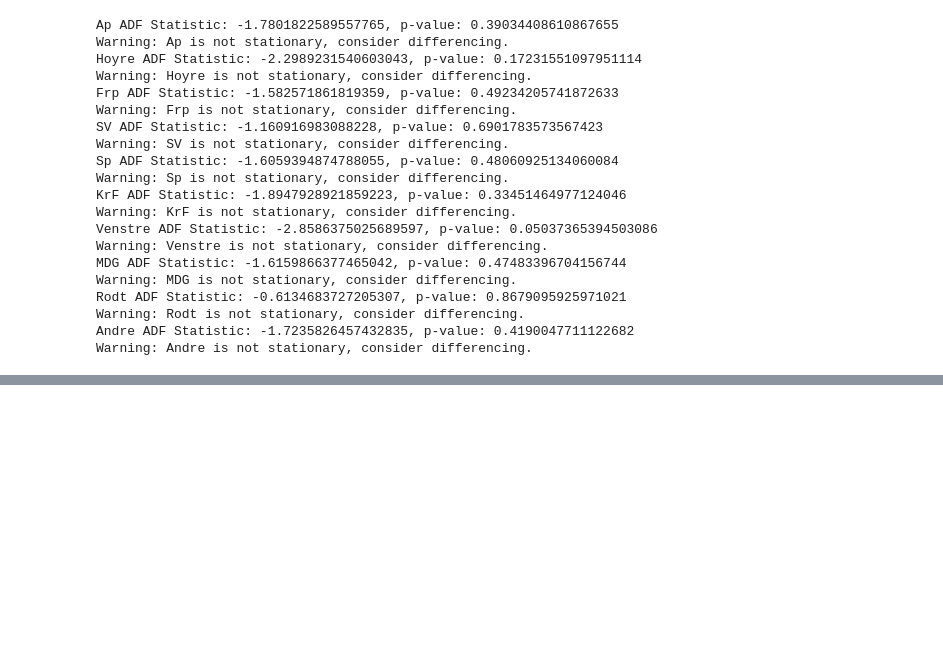
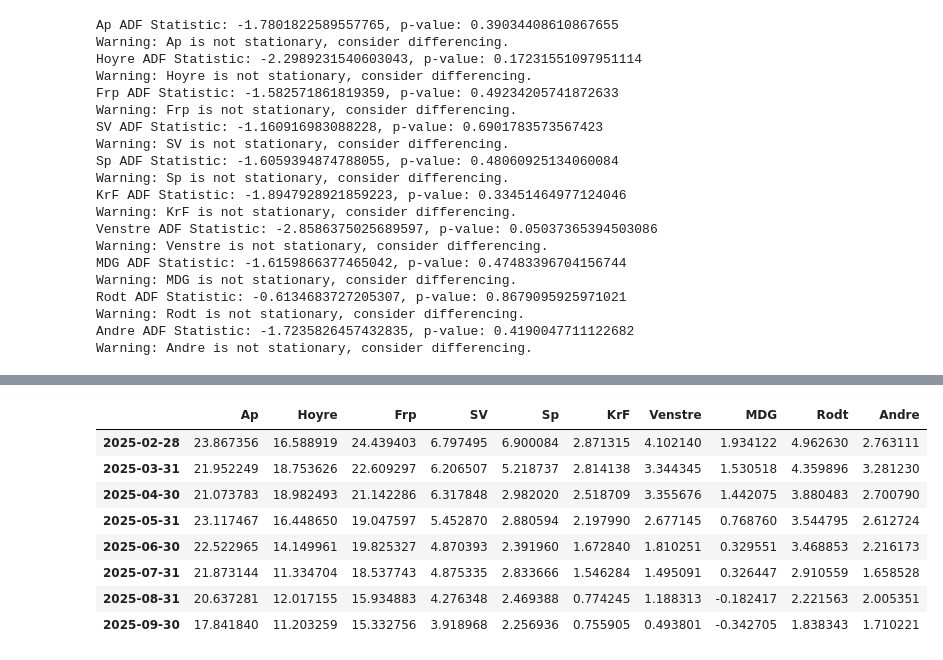
Before and after one commit to jensmorten/onesixtynine, a Jupyter notebook: models/simple_var_interval.ipynb, the cells around one changed output, grey strips where cells are left out. Saved outputs shown, nothing was run; the diff lists cells and outputs as text; code cells hidden in the pictures; blank space fills up the shorter version.

```diff
--- a/models/simple_var_interval.ipynb
+++ b/models/simple_var_interval.ipynb
@@ -178,0 +164,12 @@ forecast_original_scale
+# %%
+forecast_lower_original_scale
+# %% [output]
+|  | Ap | Hoyre | Frp | SV | Sp | KrF | Venstre | MDG | Rodt | Andre |
+| 2025-02-28 | 23.867356 | 16.588919 | 24.439403 | 6.797495 | 6.900084 | 2.871315 | 4.102140 | 1.934122 | 4.962630 | 2.763111 |
+| 2025-03-31 | 21.952249 | 18.753626 | 22.609297 | 6.206507 | 5.218737 | 2.814138 | 3.344345 | 1.530518 | 4.359896 | 3.281230 |
+| 2025-04-30 | 21.073783 | 18.982493 | 21.142286 | 6.317848 | 2.982020 | 2.518709 | 3.355676 | 1.442075 | 3.880483 | 2.700790 |
+| 2025-05-31 | 23.117467 | 16.448650 | 19.047597 | 5.452870 | 2.880594 | 2.197990 | 2.677145 | 0.768760 | 3.544795 | 2.612724 |
+| 2025-06-30 | 22.522965 | 14.149961 | 19.825327 | 4.870393 | 2.391960 | 1.672840 | 1.810251 | 0.329551 | 3.468853 | 2.216173 |
+| 2025-07-31 | 21.873144 | 11.334704 | 18.537743 | 4.875335 | 2.833666 | 1.546284 | 1.495091 | 0.326447 | 2.910559 | 1.658528 |
+| 2025-08-31 | 20.637281 | 12.017155 | 15.934883 | 4.276348 | 2.469388 | 0.774245 | 1.188313 | -0.182417 | 2.221563 | 2.005351 |
+| 2025-09-30 | 17.841840 | 11.203259 | 15.332756 | 3.918968 | 2.256936 | 0.755905 | 0.493801 | -0.342705 | 1.838343 | 1.710221 |
```
Also changed, not shown: parts of 9 cells of this notebook, 1 other file.
